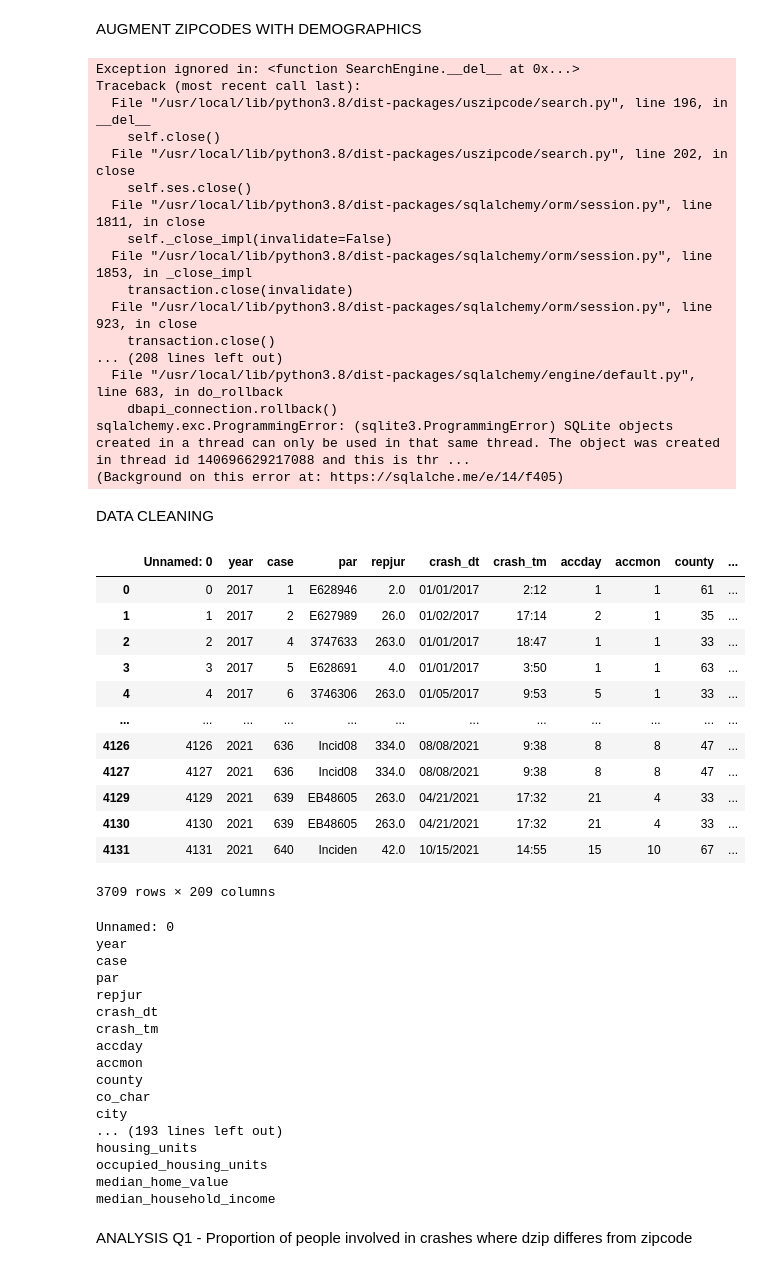
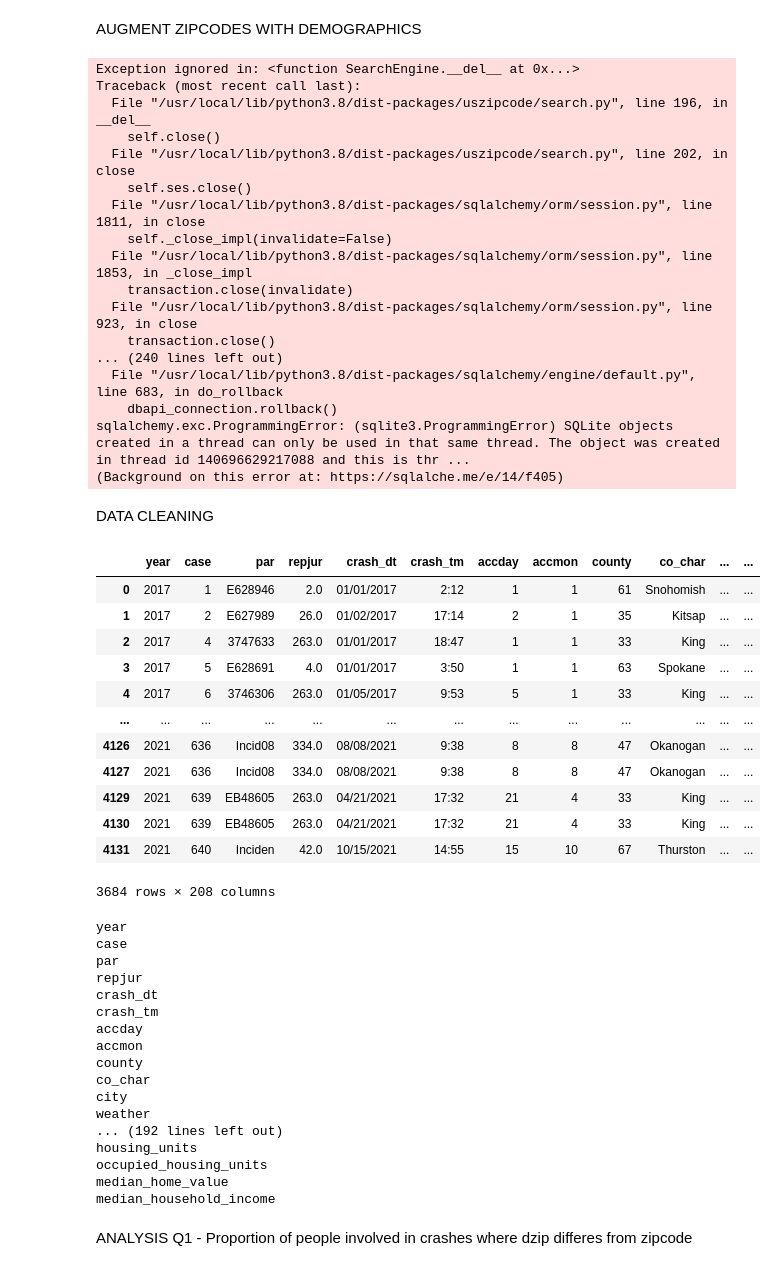
Before and after one commit to osullik/ic23050, a Jupyter notebook: IC23_analysis.ipynb, the cells around one changed output. Saved outputs shown, nothing was run; the diff lists cells and outputs as text; code cells hidden in the pictures.

```diff
--- a/IC23_analysis.ipynb
+++ b/IC23_analysis.ipynb
@@ -117,15 +118,16 @@ def augment_zip(zipcode):
     return [np.nan for _ in range(len(fields_to_add))]
 # %%
 # Read in augmented data with zipcodes
-orig_data_with_zip = pd.read_csv("https://raw.githubusercontent.com/osullik/ic23050/main/L4%20Washington%20Fatal%20Crash%20Files%20-%20Washington%20Traffic%20Safety%20Commission/Data_Washington_Fatal_Crash_Survey_with_zip.csv")
+orig_data_with_zip_reference = pd.read_csv("https://raw.githubusercontent.com/osullik/ic23050/main/L4%20Washington%20Fatal%20Crash%20Files%20-%20Washington%20Traffic%20Safety%20Commission/Data_Washington_Fatal_Crash_Survey_with_zip.csv")
+orig_data_with_zip = orig_data_with_zip_reference.copy()
 
 # Drop all rows with mission driver zipcode or zipcode
-orig_data_with_zip = orig_data_with_zip[orig_data_with_zip['zipcode'].notna()]
+orig_data_with_zip = orig_data_with_zip_reference[orig_data_with_zip['zipcode'].notna()]
 orig_data_with_zip = orig_data_with_zip[orig_data_with_zip['dzip'].notna()]
 orig_data_with_zip = orig_data_with_zip.astype({'dzip':'int', 'zipcode':'int'})
 # %%
 orig_data_with_zip[fields_to_add] = orig_data_with_zip.apply(lambda row: augment_zip(row['zipcode']), axis=1)
-orig_data_with_zip[fields_to_add_list] = pd.DataFrame(orig_data_with_zip[fields_to_add].tolist(),index=orig_data_with_zip.index)
+orig_data_with_zip[fields_to_add_list] = pd.DataFrame(orig_data_with_zip[fields_to_add].tolist(), index=orig_data_with_zip.index)
 orig_data_with_zip = orig_data_with_zip.drop(fields_to_add, axis=1)
 # %% [output]
 Exception ignored in: <function SearchEngine.__del__ at 0x...>
@@ -140,7 +142,7 @@ Traceback (most recent call last):
     transaction.close(invalidate)
   File "/usr/local/lib/python3.8/dist-packages/sqlalchemy/orm/session.py", line 923, in close
     transaction.close()
-... (208 lines left out)
+... (240 lines left out)
   File "/usr/local/lib/python3.8/dist-packages/sqlalchemy/engine/default.py", line 683, in do_rollback
     dbapi_connection.rollback()
 sqlalchemy.exc.ProgrammingError: (sqlite3.ProgrammingError) SQLite objects created in a thread can only be used in that same thread. The object was created in thread id 140696629217088 and this is thr ...
@@ -150,35 +152,35 @@ DATA CLEANING
 # %%
 # Drop any columns or rows with more than 50% Nans
 orig_data_with_zip.dropna(thresh=len(orig_data_with_zip.index)*0.5, axis=1, inplace=True)
 orig_data_with_zip.dropna(thresh=len(orig_data_with_zip.columns)*0.5, axis=0, inplace=True)
 
-# Drop any rows with invalid zipcode (not 5 digits)
-tmp = orig_data_with_zip.astype({'zipcode':'str'})
-mask = (tmp['zipcode'].str.len() == 5)
-orig_data_with_zip = orig_data_with_zip.loc[mask]
+# Drop any rows with invalid dzip or zipcode (not 5 digits)
+# tmp = orig_data_with_zip.astype({'zipcode':'str', 'dzip':'str'})
+# mask = ((tmp['zipcode'].str.len() == 5) & (tmp['dzip'].str.len() == 5))
+# orig_data_with_zip = orig_data_with_zip.loc[mask].drop('Unnamed: 0', axis=1)
 
-# More cleaning here ...
+# Add leading zeros to zipcodes less than 5 digits
+# zipcodes that are all 0 are for Cananda
 
 orig_data_with_zip
 # %% [output]
-|  | Unnamed: 0 | year | case | par | repjur | crash_dt | crash_tm | accday | accmon | county | ... |
-| 0 | 0 | 2017 | 1 | E628946 | 2.0 | 01/01/2017 | 2:12 | 1 | 1 | 61 | ... |
-| 1 | 1 | 2017 | 2 | E627989 | 26.0 | 01/02/2017 | 17:14 | 2 | 1 | 35 | ... |
-| 2 | 2 | 2017 | 4 | 3747633 | 263.0 | 01/01/2017 | 18:47 | 1 | 1 | 33 | ... |
-| 3 | 3 | 2017 | 5 | E628691 | 4.0 | 01/01/2017 | 3:50 | 1 | 1 | 63 | ... |
-| 4 | 4 | 2017 | 6 | 3746306 | 263.0 | 01/05/2017 | 9:53 | 5 | 1 | 33 | ... |
-| ... | ... | ... | ... | ... | ... | ... | ... | ... | ... | ... | ... |
-| 4126 | 4126 | 2021 | 636 | Incid08 | 334.0 | 08/08/2021 | 9:38 | 8 | 8 | 47 | ... |
-| 4127 | 4127 | 2021 | 636 | Incid08 | 334.0 | 08/08/2021 | 9:38 | 8 | 8 | 47 | ... |
-| 4129 | 4129 | 2021 | 639 | EB48605 | 263.0 | 04/21/2021 | 17:32 | 21 | 4 | 33 | ... |
-| 4130 | 4130 | 2021 | 639 | EB48605 | 263.0 | 04/21/2021 | 17:32 | 21 | 4 | 33 | ... |
-| 4131 | 4131 | 2021 | 640 | Inciden | 42.0 | 10/15/2021 | 14:55 | 15 | 10 | 67 | ... |
+|  | year | case | par | repjur | crash_dt | crash_tm | accday | accmon | county | co_char | ... | ... |
+| 0 | 2017 | 1 | E628946 | 2.0 | 01/01/2017 | 2:12 | 1 | 1 | 61 | Snohomish | ... | ... |
+| 1 | 2017 | 2 | E627989 | 26.0 | 01/02/2017 | 17:14 | 2 | 1 | 35 | Kitsap | ... | ... |
+| 2 | 2017 | 4 | 3747633 | 263.0 | 01/01/2017 | 18:47 | 1 | 1 | 33 | King | ... | ... |
+| 3 | 2017 | 5 | E628691 | 4.0 | 01/01/2017 | 3:50 | 1 | 1 | 63 | Spokane | ... | ... |
+| 4 | 2017 | 6 | 3746306 | 263.0 | 01/05/2017 | 9:53 | 5 | 1 | 33 | King | ... | ... |
+| ... | ... | ... | ... | ... | ... | ... | ... | ... | ... | ... | ... | ... |
+| 4126 | 2021 | 636 | Incid08 | 334.0 | 08/08/2021 | 9:38 | 8 | 8 | 47 | Okanogan | ... | ... |
+| 4127 | 2021 | 636 | Incid08 | 334.0 | 08/08/2021 | 9:38 | 8 | 8 | 47 | Okanogan | ... | ... |
+| 4129 | 2021 | 639 | EB48605 | 263.0 | 04/21/2021 | 17:32 | 21 | 4 | 33 | King | ... | ... |
+| 4130 | 2021 | 639 | EB48605 | 263.0 | 04/21/2021 | 17:32 | 21 | 4 | 33 | King | ... | ... |
+| 4131 | 2021 | 640 | Inciden | 42.0 | 10/15/2021 | 14:55 | 15 | 10 | 67 | Thurston | ... | ... |
-3709 rows × 209 columns
+3684 rows × 208 columns
 # %%
 for i in orig_data_with_zip.columns:
   print(i)
 # %% [output]
-Unnamed: 0
 year
 case
 par
@@ -190,7 +192,8 @@ accmon
 county
 co_char
 city
-... (193 lines left out)
+weather
+... (192 lines left out)
 housing_units
 occupied_housing_units
 median_home_value
```
Also changed, not shown: parts of 6 cells of this notebook.
